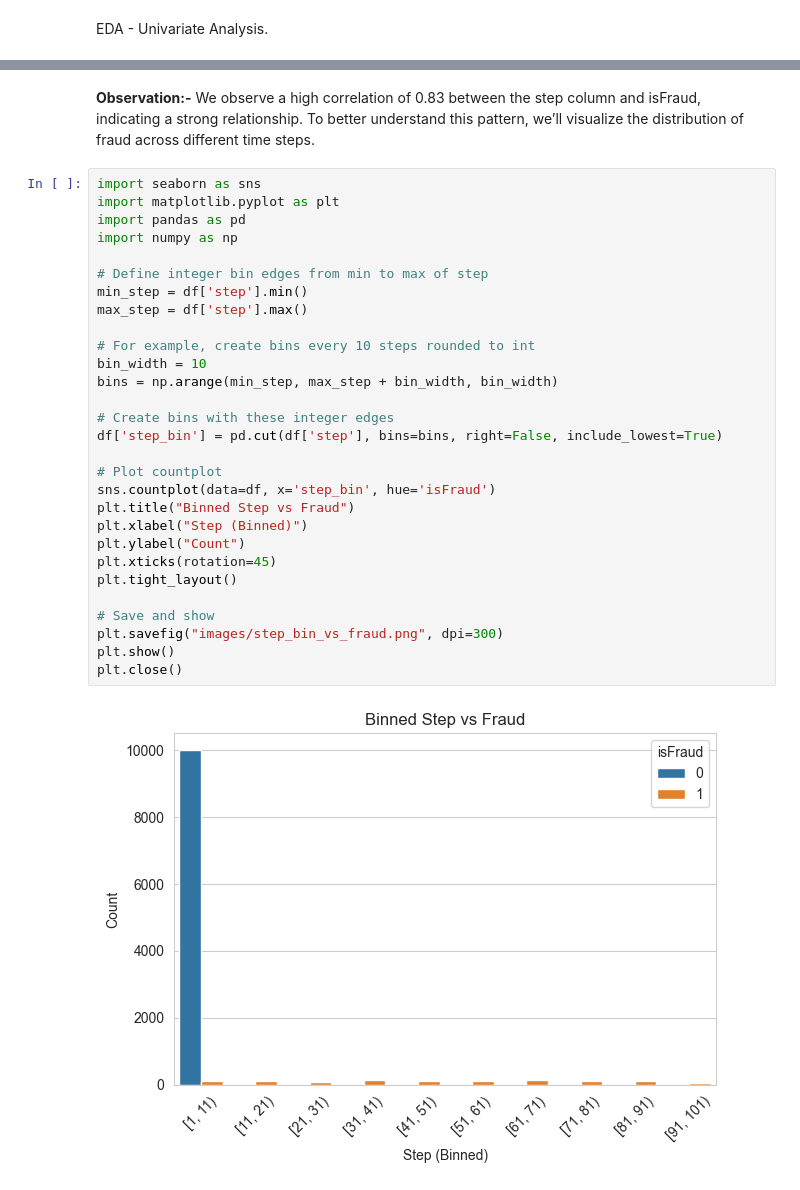
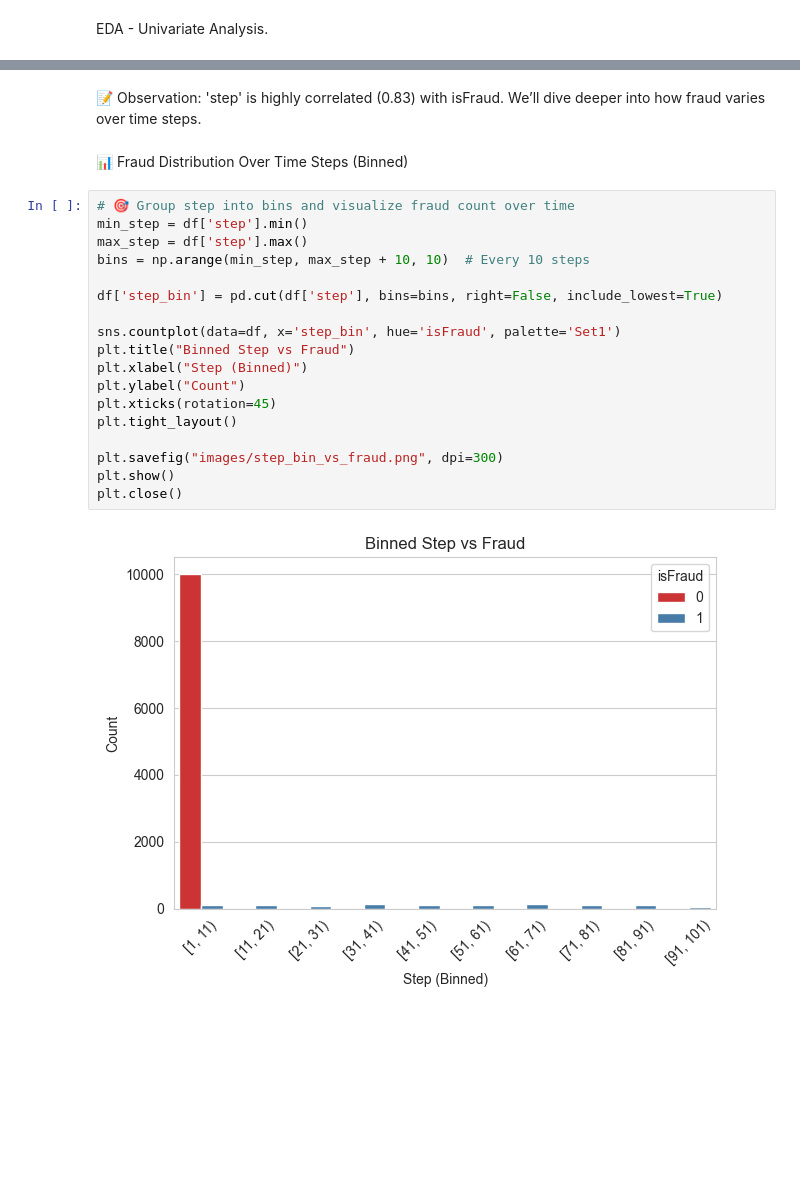
Before and after one commit to SumeetYadav0/fraud-detection-capstone, a Jupyter notebook: eda.ipynb, the cells around one changed output, grey strips where cells are left out. Drawn from its saved outputs; the diff is of its cells as text; blank space fills up the shorter version.

```diff
--- a/eda.ipynb
+++ b/eda.ipynb
@@ -165,36 +158,29 @@ plt.close()
 # %% [output]
 [figure]
 # %% [markdown]
-**Observation:-** We observe a high correlation of 0.83 between the step column and isFraud, indicating a strong relationship. To better understand this pattern, we’ll visualize the distribution of fraud across different time steps.
+📝 Observation:
+'step' is highly correlated (0.83) with isFraud.
+We’ll dive deeper into how fraud varies over time steps.
+# %% [markdown]
+📊 Fraud Distribution Over Time Steps (Binned)
 # %%
-import seaborn as sns
-import matplotlib.pyplot as plt
-import pandas as pd
-import numpy as np
-
-# Define integer bin edges from min to max of step
+# 🎯 Group step into bins and visualize fraud count over time
 min_step = df['step'].min()
 max_step = df['step'].max()
+bins = np.arange(min_step, max_step + 10, 10)  # Every 10 steps
 
-# For example, create bins every 10 steps rounded to int
-bin_width = 10
-bins = np.arange(min_step, max_step + bin_width, bin_width)
-
-# Create bins with these integer edges
 df['step_bin'] = pd.cut(df['step'], bins=bins, right=False, include_lowest=True)
 
-# Plot countplot
-sns.countplot(data=df, x='step_bin', hue='isFraud')
+sns.countplot(data=df, x='step_bin', hue='isFraud', palette='Set1')
 plt.title("Binned Step vs Fraud")
 plt.xlabel("Step (Binned)")
 plt.ylabel("Count")
 plt.xticks(rotation=45)
 plt.tight_layout()
 
-# Save and show
 plt.savefig("images/step_bin_vs_fraud.png", dpi=300)
 plt.show()
 plt.close()
 # %% [output]
-[figure, old version]
+[figure, new version]
 # %% [markdown]
```
Also changed, not shown: parts of 22 cells of this notebook, 17 other files.
